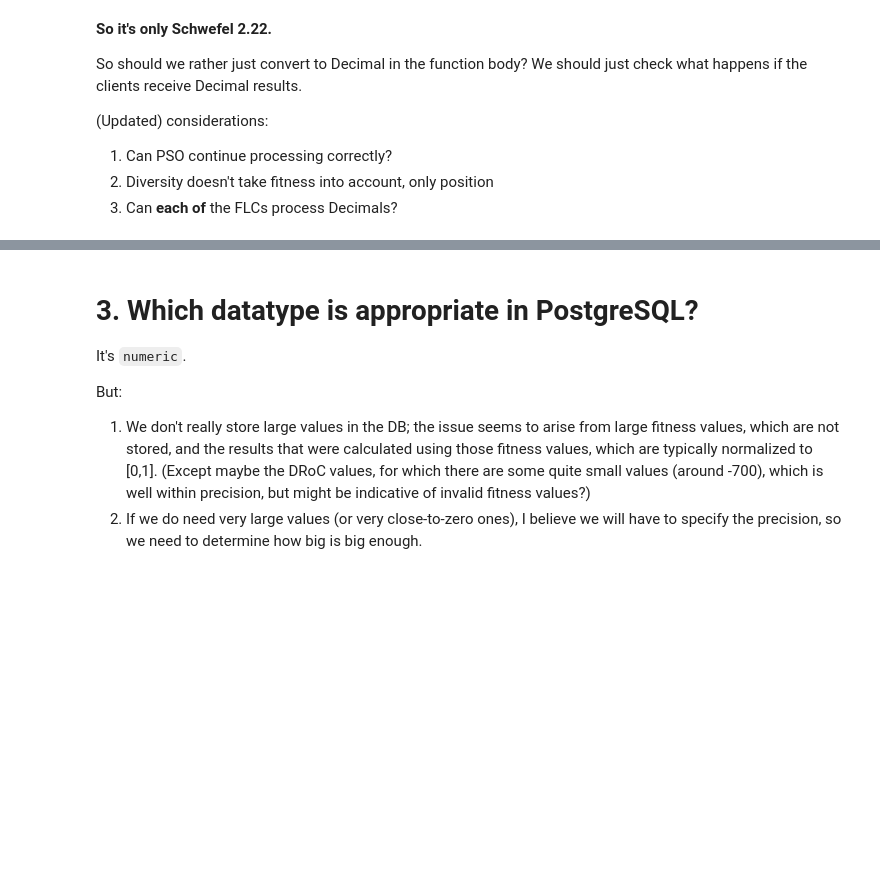
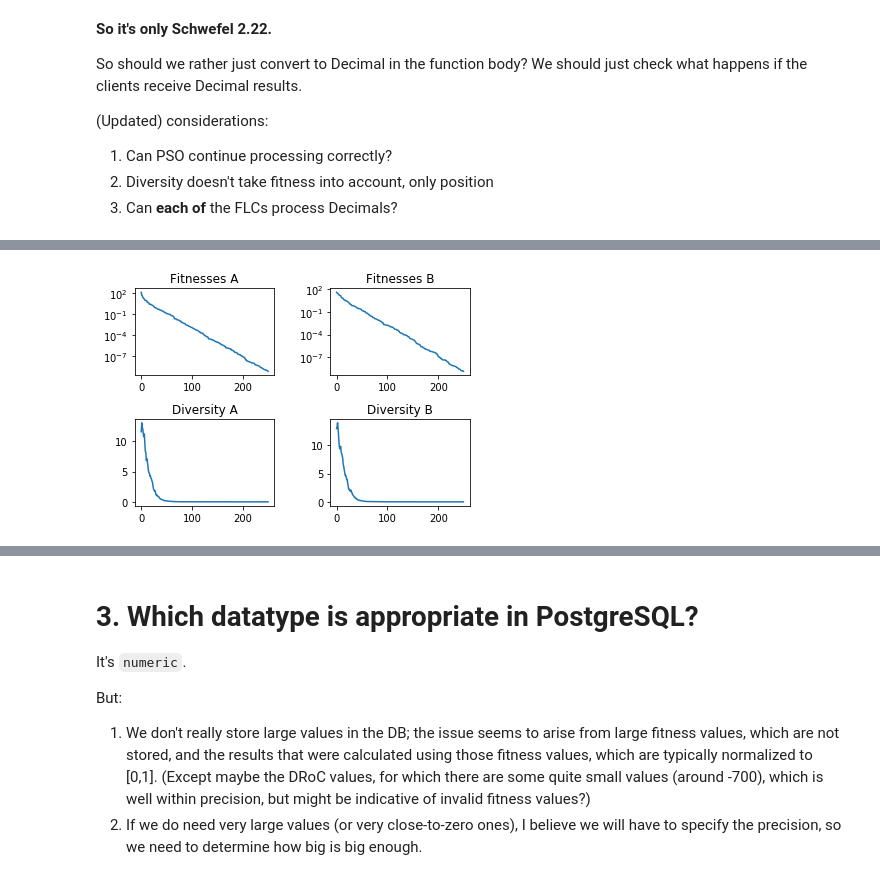
Before and after one commit to phlippieb/mpy, a Jupyter notebook: Datatype Fixes.ipynb, the cells around one changed output, grey strips where cells are left out. Cells and saved outputs as stored; diff of their text form; code cells hidden in the pictures; blank space fills up the shorter version.

```diff
--- a/Datatype Fixes.ipynb
+++ b/Datatype Fixes.ipynb
@@ -268,0 +284,99 @@ D: 5
+# %%
+# Run cell 2 cells above (the one that defines function_a and function_b)
+import sys
+
+from results import psos
+from psodroc.measures import diversity
+from matplotlib import pyplot as plt
+
+lower = -10.
+upper = 10.
+swarm_size = 10
+num_iterations = 250
+pso_names = psos.all_names
+Ds = [5, 40, 400]
+num_samples = 5
+
+for pso_name in pso_names:
+    print 'PSO:', pso_name
+    pso = psos.get(pso_name)
+
+    for D in Ds:
+        print 'D:', D
+
+        all_fitnesses_a = []
+        all_fitnesses_b = []
+        all_diversities_a = []
+        all_diversities_b = []
+
+        for s in range(num_samples):
+
+            # Function A:
+            pso.function = function_a
+            pso.num_dimensions = D
+            pso.lower_bound = lower
+            pso.upper_bound = upper
+            pso.init_pso_defaults()
+            pso.init_swarm(size=swarm_size)
+            fitnesses_a = []
+            diversities_a = []
+            for i in range(num_iterations):
+#                 print '                                \r',
+#                 print (i+1)+(s*num_iterations), '/', 2*num_iterations*num_samples, '...\r',
+                print '', s, 'A', i+1, '\r',
+                f = pso.gbest_fitness
+                fitnesses_a.append(f)
+                d = diversity.avg_distance_around_swarm_centre(pso.positions)
+                diversities_a.append(d)
+                pso.iterate()
+            all_fitnesses_a.append(fitnesses_a)
+            all_diversities_a.append(diversities_a)
+
+            # Function B:
+            pso.function = function_b
+            pso.num_dimensions = D
+            pso.lower_bound = lower
+            pso.upper_bound = upper
+            pso.init_pso_defaults()
+            pso.init_swarm(size=swarm_size)
+            fitnesses_b = []
+            diversities_b = []
+            for i in range(num_iterations):
+#                 print '                                \r',
+#                 print (i+1+num_iterations)*(s*num_iterations), 'of', 2*num_iterations*num_samples, '...',
+                print '', s, 'B', i+1, '\r',
+                f = pso.gbest_fitness
+                fitnesses_b.append(f)
+                d = diversity.avg_distance_around_swarm_centre(pso.positions)
+                diversities_b.append(d)
+                pso.iterate()
+            all_fitnesses_b.append(fitnesses_b)
+            all_diversities_b.append(diversities_b)
+
+
+        # Plot
+        print '\r                       \r',
+        print 'D:', D
+
+        # Take means of the data
+        fitnesses_a = np.mean(all_fitnesses_a, axis=0)
+        fitnesses_b = np.mean(all_fitnesses_b, axis=0)
+        diversities_a = np.mean(all_diversities_a, axis=0)
+        diversities_b = np.mean(all_diversities_b, axis=0)
+
+        # Plot as nice grouped subplots for side-by-side comparison
+        f, axarr = plt.subplots(2, 2)
+        # axarr is a [2, 2] array of subplots.
+        # Use top row for fitnesses, bottom for diversities.
+        # Use left for function A, right for function B.
+        axarr[0][0].semilogy(fitnesses_a)
+        axarr[0][0].set_title('Fitnesses A')
+        axarr[0][1].semilogy(fitnesses_b)
+        axarr[0][1].set_title('Fitnesses B')
+        axarr[1][0].plot(diversities_a)
+        axarr[1][0].set_title('Diversity A')
+        axarr[1][1].plot(diversities_b)
+        axarr[1][1].set_title('Diversity B')
+        plt.subplots_adjust(wspace=0.4, hspace=0.5)
+        plt.show()
+# %% [output]
@@ -268,0 +386 @@ D: 5
+[figure, added]
```
Also changed, not shown: parts of 12 cells of this notebook.
